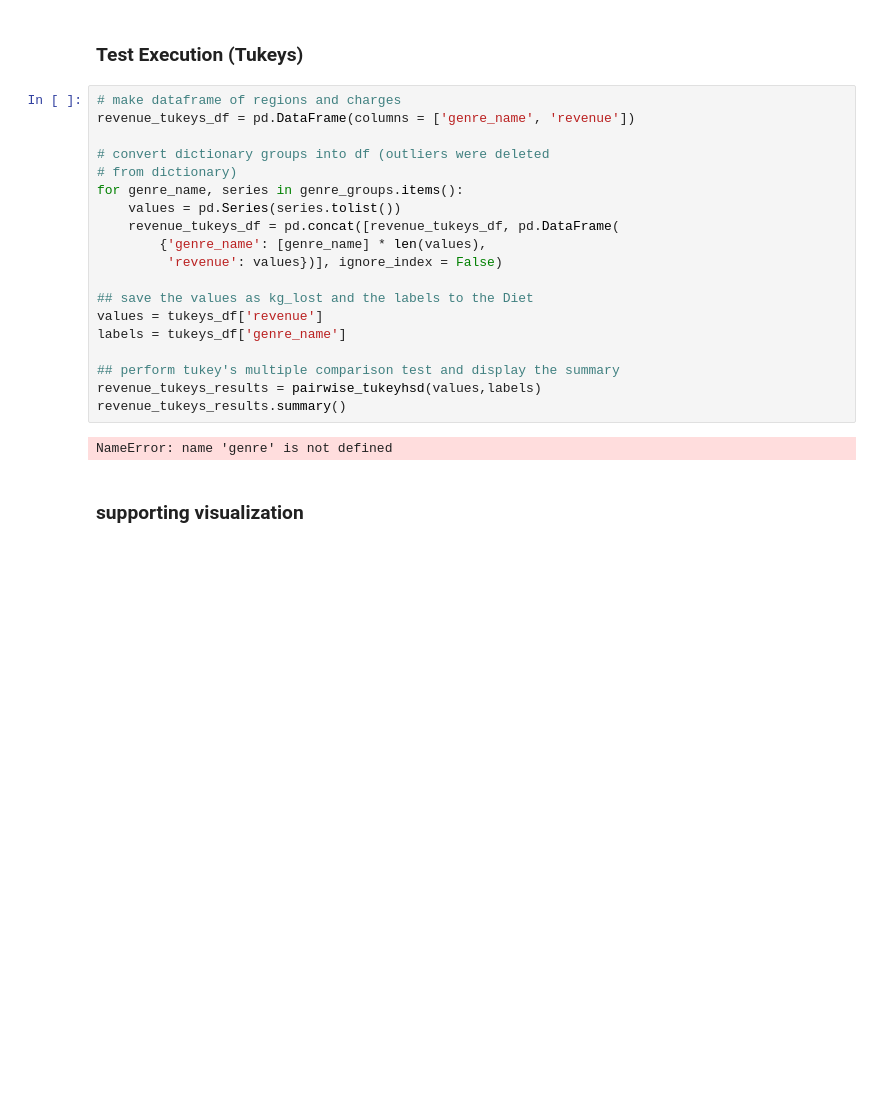
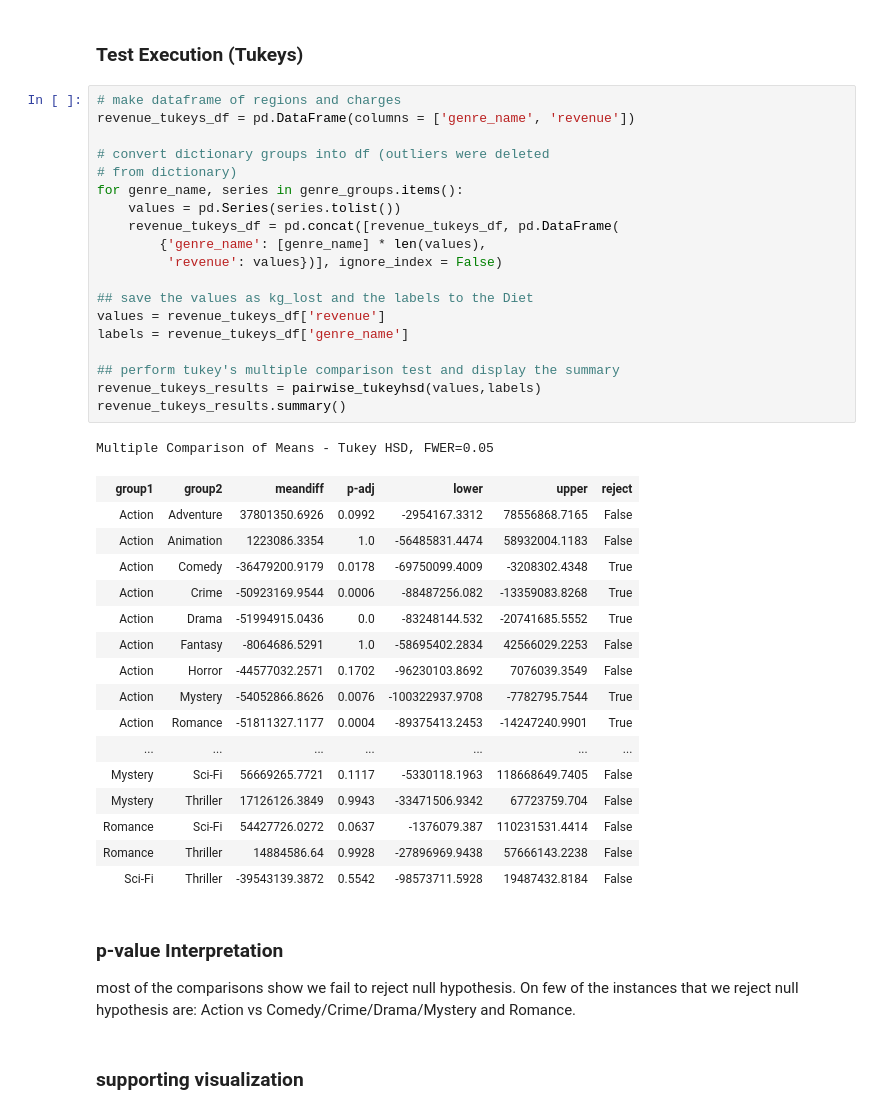
Before and after one commit to hawkeyedatatsai/IMDB-Data, a Jupyter notebook: IMDB Data Part-4.ipynb, the cells around one changed output. Cells and saved outputs as stored; diff of their text form; blank space fills up the shorter version.

```diff
--- a/IMDB Data Part-4.ipynb
+++ b/IMDB Data Part-4.ipynb
@@ -568,23 +566,43 @@ P value is still less than .05, therefore, we will reject the null hypothesis. A
 # %%
 # make dataframe of regions and charges
 revenue_tukeys_df = pd.DataFrame(columns = ['genre_name', 'revenue'])
 
 # convert dictionary groups into df (outliers were deleted
 # from dictionary)
 for genre_name, series in genre_groups.items():
     values = pd.Series(series.tolist())
     revenue_tukeys_df = pd.concat([revenue_tukeys_df, pd.DataFrame(
         {'genre_name': [genre_name] * len(values),
          'revenue': values})], ignore_index = False)
 
 ## save the values as kg_lost and the labels to the Diet
-values = tukeys_df['revenue']
-labels = tukeys_df['genre_name']
+values = revenue_tukeys_df['revenue']
+labels = revenue_tukeys_df['genre_name']
 
 ## perform tukey's multiple comparison test and display the summary
 revenue_tukeys_results = pairwise_tukeyhsd(values,labels)
 revenue_tukeys_results.summary()
 # %% [output]
-NameError: name 'genre' is not defined
+Multiple Comparison of Means - Tukey HSD, FWER=0.05
+| group1 | group2 | meandiff | p-adj | lower | upper | reject |
+| Action | Adventure | 37801350.6926 | 0.0992 | -2954167.3312 | 78556868.7165 | False |
+| Action | Animation | 1223086.3354 | 1.0 | -56485831.4474 | 58932004.1183 | False |
+| Action | Comedy | -36479200.9179 | 0.0178 | -69750099.4009 | -3208302.4348 | True |
+| Action | Crime | -50923169.9544 | 0.0006 | -88487256.082 | -13359083.8268 | True |
+| Action | Drama | -51994915.0436 | 0.0 | -83248144.532 | -20741685.5552 | True |
+| Action | Fantasy | -8064686.5291 | 1.0 | -58695402.2834 | 42566029.2253 | False |
+| Action | Horror | -44577032.2571 | 0.1702 | -96230103.8692 | 7076039.3549 | False |
+| Action | Mystery | -54052866.8626 | 0.0076 | -100322937.9708 | -7782795.7544 | True |
+| Action | Romance | -51811327.1177 | 0.0004 | -89375413.2453 | -14247240.9901 | True |
+| ... | ... | ... | ... | ... | ... | ... |
+| Mystery | Sci-Fi | 56669265.7721 | 0.1117 | -5330118.1963 | 118668649.7405 | False |
+| Mystery | Thriller | 17126126.3849 | 0.9943 | -33471506.9342 | 67723759.704 | False |
+| Romance | Sci-Fi | 54427726.0272 | 0.0637 | -1376079.387 | 110231531.4414 | False |
+| Romance | Thriller | 14884586.64 | 0.9928 | -27896969.9438 | 57666143.2238 | False |
+| Sci-Fi | Thriller | -39543139.3872 | 0.5542 | -98573711.5928 | 19487432.8184 | False |
+# %% [markdown]
+### p-value Interpretation
+
+most of the comparisons show we fail to reject null hypothesis. On few of the instances that we reject null hypothesis are: Action vs Comedy/Crime/Drama/Mystery and Romance.
 # %% [markdown]
 ### supporting visualization
```
Also changed, not shown: parts of 4 cells of this notebook.
